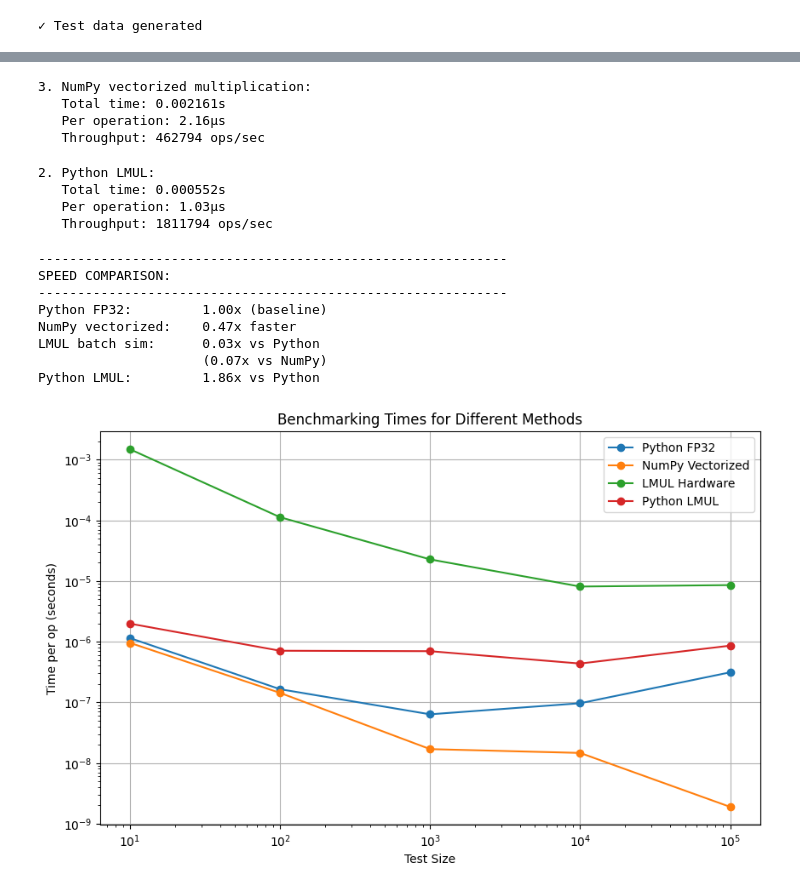
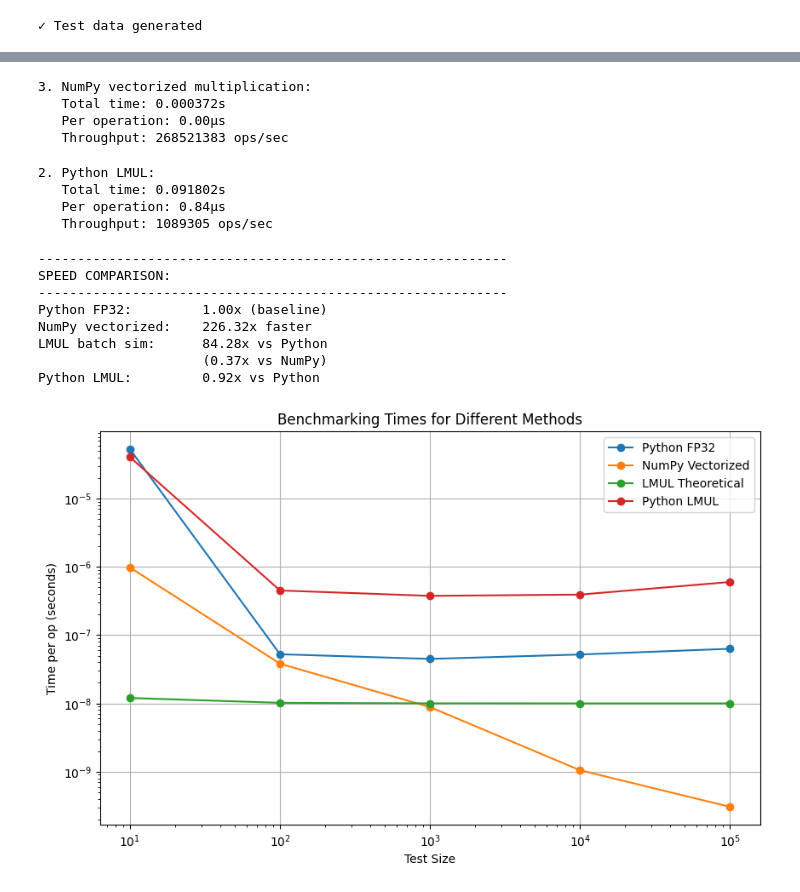
Before and after one commit to oowenn/LMUL-Hardware-Acceleration, a Jupyter notebook: sim/lmul_speed_tester.ipynb, the cells around one changed output, grey strips where cells are left out. Drawn from its saved outputs; the diff is of its cells as text; code cells hidden in the pictures.

Commit message:
theoretical performance

```diff
--- a/sim/lmul_speed_tester.ipynb
+++ b/sim/lmul_speed_tester.ipynb
@@ -234,10 +273,10 @@ print("✓ Batch tester ready")
 ✓ Batch tester ready
 # %%
 # Generate test data
-num_ops = 1000
+N = 100_000
 np.random.seed(42)
 test_data = []
-for i in range(num_ops):
+for i in range(N):
     a_float = np.random.uniform(-10, 10)
     b_float = np.random.uniform(-10, 10)
     a_bf16 = float_to_bf16(a_float)
@@ -250,15 +289,21 @@ print("✓ Test data generated")
 # %%
 # Benchmark 1: LMUL Hardware (batch mode)
 print("1. LMUL Hardware (batch simulation):")
+SIMULATION_CLOCK_HZ = 100_000_000  # 100 MHz
 test_pairs = [(a_bf16, b_bf16) for a_bf16, b_bf16, _, _ in test_data]
 
-hw_results_bf16, hw_time = batch_tester.test_batch(test_pairs, verbose=False)
-hw_per_op = hw_time / num_ops
+hw_results_bf16, hw_time, cycles_window, total_cycles = batch_tester.test_batch(test_pairs)
 
-# hw_results = [bf16_to_float(r) for r in hw_results_bf16]
+hw_cycles_per_op = cycles_window / N
+hw_latency_per_op = hw_cycles_per_op / SIMULATION_CLOCK_HZ  # seconds
+hw_total_latency = cycles_window / SIMULATION_CLOCK_HZ  # seconds
+hw_throughput = SIMULATION_CLOCK_HZ / hw_cycles_per_op  # ops/sec
 
 print(f"   Total time: {hw_time:.3f}s")
-print(f"   Per operation: {hw_per_op*1e6:.2f}μs")
-print(f"   Throughput: {num_ops/hw_time:.2f} ops/sec")
+print(f"   Total cycles: {cycles_window}")
+print(f"   Cycles per op: {hw_cycles_per_op:.2f} cycles/op")
+print(f"   Theoretical latency: {hw_total_latency:.6f}s")
+print(f"   Theoretical latency per op: {hw_latency_per_op*1e6:.2f}μs")
+print(f"   Theoretical throughput: {hw_throughput:.0f} ops/sec")
 # %% [output]
 1. LMUL Hardware (batch simulation):
@@ -293,16 +341,16 @@ b_array = np.array([d[3] for d in test_data], dtype=np.float32)
 start = time.time()
 np_results = a_array * b_array
 np_time = time.time() - start
-np_per_op = np_time / num_ops
+np_per_op = np_time / N
 
 print(f"   Total time: {np_time:.6f}s")
 print(f"   Per operation: {np_per_op*1e6:.2f}μs")
-print(f"   Throughput: {num_ops/np_time:.0f} ops/sec")
+print(f"   Throughput: {N/np_time:.0f} ops/sec")
 # %% [output]
 3. NumPy vectorized multiplication:
-   Total time: 0.002161s
-   Per operation: 2.16μs
-   Throughput: 462794 ops/sec
+   Total time: 0.000372s
+   Per operation: 0.00μs
+   Throughput: 268521383 ops/sec
 # %%
 # Benchmark 4: Python float32
 print("\n2. Python LMUL:")
@@ -312,16 +360,16 @@ for a_float, b_float, _, _ in test_data:
     result = lmul(a_float, b_float)
     pylmul_results.append(result)
 pylmul_time = time.time() - start
-py_per_op = py_time / num_ops
+py_per_op = py_time / N
 
 print(f"   Total time: {pylmul_time:.6f}s")
 print(f"   Per operation: {py_per_op*1e6:.2f}μs")
-print(f"   Throughput: {num_ops/pylmul_time:.0f} ops/sec")
+print(f"   Throughput: {N/pylmul_time:.0f} ops/sec")
 # %% [output]
 2. Python LMUL:
-   Total time: 0.000552s
-   Per operation: 1.03μs
-   Throughput: 1811794 ops/sec
+   Total time: 0.091802s
+   Per operation: 0.84μs
+   Throughput: 1089305 ops/sec
 # %%
 # Summary
 print("\n" + "-" * 60)
@@ -329,18 +377,18 @@ print("SPEED COMPARISON:")
 print("-" * 60)
 print(f"Python FP32:         1.00x (baseline)")
 print(f"NumPy vectorized:    {py_time/np_time:.2f}x faster")
-print(f"LMUL batch sim:      {py_time/hw_time:.2f}x vs Python")
-print(f"                     ({np_time/hw_time:.2f}x vs NumPy)")
+print(f"LMUL batch sim:      {py_time/hw_total_latency:.2f}x vs Python")
+print(f"                     ({np_time/hw_total_latency:.2f}x vs NumPy)")
 print(f"Python LMUL:         {py_time/pylmul_time:.2f}x vs Python")
 # %% [output]
 ------------------------------------------------------------
 SPEED COMPARISON:
 ------------------------------------------------------------
 Python FP32:         1.00x (baseline)
-NumPy vectorized:    0.47x faster
-LMUL batch sim:      0.03x vs Python
-                     (0.07x vs NumPy)
-Python LMUL:         1.86x vs Python
+NumPy vectorized:    226.32x faster
+LMUL batch sim:      84.28x vs Python
+                     (0.37x vs NumPy)
+Python LMUL:         0.92x vs Python
 # %%
 test_sizes = np.array([10 ** i for i in range(1, 6)])
 py_times = []
@@ -372,8 +420,8 @@ for size in test_sizes:
 
     # Benchmark LMUL Hardware (batch mode)
     test_pairs = [(a_bf16, b_bf16) for a_bf16, b_bf16, _, _ in test_data]
-    hw_results_bf16, hw_time = batch_tester.test_batch(test_pairs, verbose=False)
-    lmul_times.append(hw_time)
+    _, _, _, total_cycles = batch_tester.test_batch(test_pairs)
+    lmul_times.append(total_cycles / SIMULATION_CLOCK_HZ)
 
     # Benchmark Python LMUL
     start = time.time()
@@ -387,19 +435,19 @@ pylmul_op_times = np.array(pylmul_times) / test_sizes
 # %%
 plt.figure(figsize=(10, 6))
 
 plt.xscale('log')
 plt.yscale('log')
 
 plt.plot(test_sizes, py_op_times, label='Python FP32', marker='o')
 plt.plot(test_sizes, np_op_times, label='NumPy Vectorized', marker='o')
-plt.plot(test_sizes, lmul_op_times, label='LMUL Hardware', marker='o')
+plt.plot(test_sizes, lmul_op_times, label='LMUL Theoretical', marker='o')
 plt.plot(test_sizes, pylmul_op_times, label='Python LMUL', marker='o')
 
 plt.xlabel('Test Size')
 plt.ylabel('Time per op (seconds)')
 plt.title('Benchmarking Times for Different Methods')
 plt.legend()
 plt.grid(True)
 plt.show()
 # %% [output]
-[figure, old version]
+[figure, new version]
```
Also changed, not shown: parts of 3 cells of this notebook.
